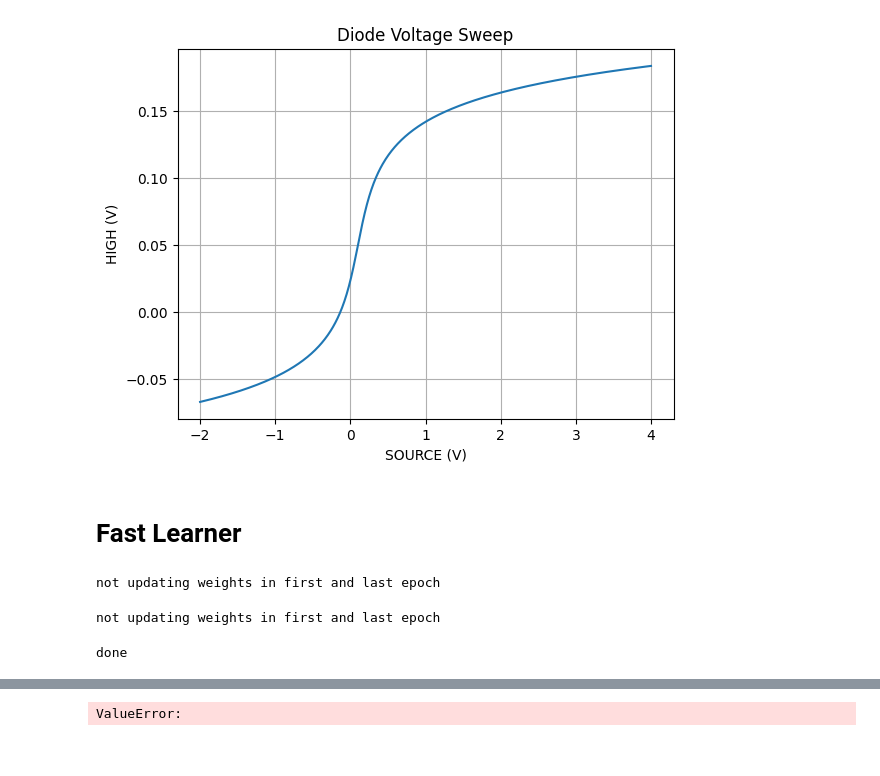
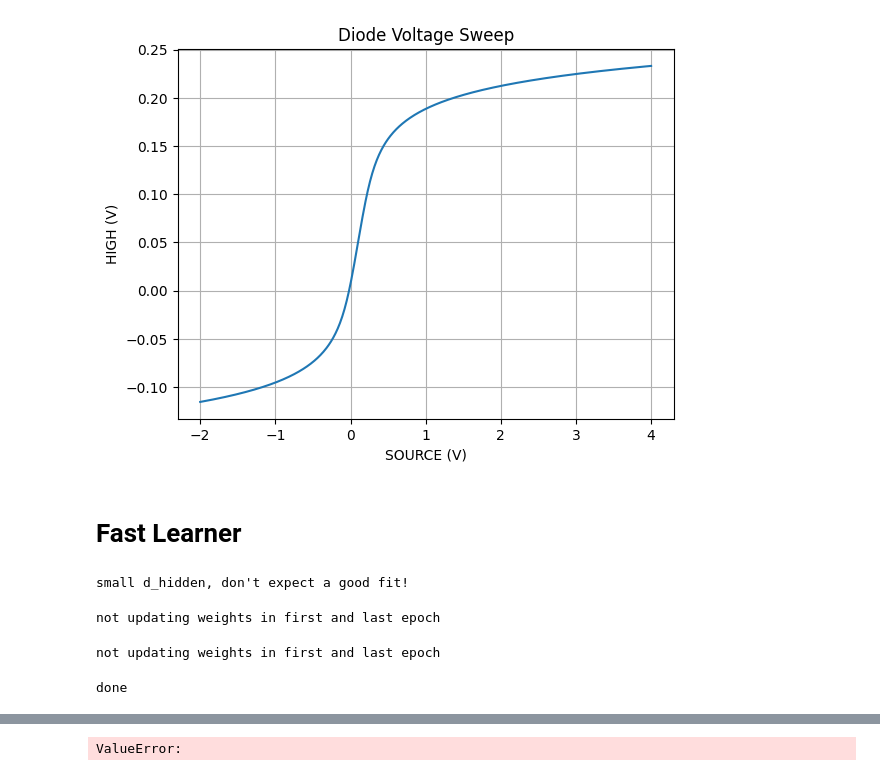
Before and after one commit to Jonas-Metzger/analog-mlp-circuit, a Jupyter notebook: mlp.ipynb, the cells around one changed output, grey strips where cells are left out. Drawn from its saved outputs; the diff is of its cells as text; code cells hidden in the pictures.

```diff
--- a/mlp.ipynb
+++ b/mlp.ipynb
@@ -3,44 +3,51 @@ Sketch of an optimizer module (top left) and a single synapse (bottom right, sim
 
 ![80A75BCF-998C-4F8C-A45E-E843F588619B_1_201_a.jpeg](attachment:80A75BCF-998C-4F8C-A45E-E843F588619B_1_201_a.jpeg)
 # %%
+from PySpice.Spice.Netlist import Circuit, SubCircuit, SubCircuitFactory, DeviceModel
+from PySpice.Unit import u_V, u_mV, u_ps, u_ns, u_us, u_ms, u_Ohm, u_kOhm, u_uF, u_uA, u_pF, u_A, u_s
+import matplotlib.pyplot as plt
+import torch
+from torch import nn
+import os, warnings, tqdm, logging
+import numpy as np
+
 # Create a circuit
 circuit = Circuit('Diode Voltage Sweep')
 
 # Add a diode to the circuit
 circuit.model('D', 'D')
-circuit.V('offset', 'inner', '0', (0.7-0.1)@u_V)
+circuit.V('offset', 'inner', '0', (0.65-0.1)@u_V)
 circuit.D(1,        'inner', 'mid', model='D')
 
-circuit.V('offset2', 'inner2', 'mid', 0.7-0.2@u_V)
+circuit.V('offset2', 'inner2', 'mid', 0.65-0.2@u_V)
 circuit.D(2,        'inner2', '0', model='D')
-
 
         #self.V('dio', 'DIO', '0', 0.65@u_V)
         #self.D('dio', 'DIO', 'OUT', model='diode')
 
         #self.V('dio', 'DIO', 'OUT', 0.0@u_V)
         #self.D('dio', 'DIO', '0', model='diode')
 # Add a voltage source to the circuit
-circuit.R('a',  'a', 'mid', 1000)
-circuit.R('b', 'mid', circuit.gnd, 1000)
+circuit.R('a',  'a', 'mid', 1000@u_Ohm)
+circuit.R('b', 'mid', circuit.gnd, 1000@u_Ohm)
 circuit.V(1, 'a', circuit.gnd, 0@u_V)
 
 # Create a simulator
 simulator = circuit.simulator(temperature=25, nominal_temperature=25, simulator="xyce-parallel")
 
 # Perform a DC sweep
 analysis = simulator.dc(V1=slice(-2, 4, 0.01))
 
 # Plot the results
 plt.figure()
 plt.plot(analysis['a'], np.array(analysis['mid']))
 plt.xlabel('SOURCE (V)')
 plt.ylabel('HIGH (V)')
 plt.title('Diode Voltage Sweep')
 plt.grid()
 plt.show()
 # %% [output]
-[figure, old version]
+[figure, new version]
 # %% [markdown]
 # Fast Learner
 # %%
@@ -54,42 +61,33 @@ import numpy as np
 
 # Synapse: performing a nonlinear analog "multiplication" between weights (MEM) and currents (RIN)
 class Synapse(SubCircuitFactory):
-    def __init__(self, cap, bound_weight=0):
+    def __init__(self, cap, bound_weight=0, lower=-0.3):
         self.NAME = 'synapse'
         self.NODES = ('WWL', 'WBL', 'RIN', 'ROUT')
         super().__init__()
 
         self.S('write_nfet', 'MEM', 'WBL', 'WWL', self.gnd, model='switch')
-        #self.M('write_nfet', 'WBL', 'WWL', 'MEM', self.gnd, model='NMOS')
         self.C('cap', 'MEM', 'ROUT', cap*100, model='capacitor')
-        self.M("read_nfet", 'ROUT', 'MEM', 'RIN', 'RIN', model='NMOS', )
-        #self.R(f'out', f'ROUT', 'ROUT2', 100@u_Ohm)
-        #self.R(f'out', f'ROUT', '0', 100@u_kOhm)
-        #
-        #self.V('dio', 'DIO', 'ROUT', 0.65@u_V)
-        #self.D('dio', 'DIO', 'MEM', model='diode')
-        #self.R(f'in', f'RIN', '0', 20000@u_Ohm)
-
+        self.M("read_nfet", 'ROUT', 'MEM', 'RIN', 'RIN', model='NMOSS', l=5e-6, w=5e-6)
+        #self.X('read_nfet', 'sky130_fd_pr__nfet_01v8', 'ROUT', 'MEM', 'RIN', 'RIN', l=0.15, w=1.0)
+        #self.R(f'out', f'OUT', '0', 20000@u_Ohm)
+        if False:#lower is not None:
+            self.V('diol', 'DIOL', 'ROUT', (0.65+lower)@u_V)
+            self.D('diol', 'DIOL', 'MEM', model='diode')
 
 
 # Amplifier: a (linear) activation function between layers, amplifying voltages forward and currents backward
 class Amplifier(SubCircuitFactory):
-    def __init__(self, v_gain, i_gain, shift, lower=0, upper=0.8):
+    def __init__(self, v_gain, i_gain, shift, lower=None, upper=0.9):
         self.NAME = 'amplifier'
         self.NODES = ('IN', 'OUT')
         super().__init__()
         if (v_gain is not None) and (i_gain is not None):
-            #self.B('vcvs', 'OUT', self.gnd, voltage_expression=f'{{{shift} + {v_gain} * (V(IN) - {shift})}}')
             self.B('vcvs', 'OUT', self.gnd, voltage_expression=f'{{{shift} + {v_gain} * (V(IN)-{shift})}}')
             self.B('cccs', 'INN', self.gnd, current_expression=f'{{{-i_gain} * I(Bvcvs)}}') #{{{-1/gain} * I(Bvcvs)}}
-            #self.V('meas', "IN", "INN", 0)
-            #self.B('meas', "NOT", self.gnd, voltage_expression='I(Vmeas)')
-            #self.R('meas2', "NOT", self.gnd,0)
         else:
             self.R("short", "INN", "OUT", 0.0@u_Ohm) # shorting, should be equivalent to gain=1
-        #self.R('ref', 'IN', self.gnd, 100@u_Ohm)
         self.R("meas", "IN", "INN", 0.001@u_Ohm)
-        #self.R('gnd', 'REF', self.gnd, 10000@u_Ohm)
 
         if lower is not None:
             self.V('diol', 'DIOL', '0', (0.65+lower)@u_V)
@@ -100,14 +98,14 @@ class Amplifier(SubCircuitFactory):
 
 # Optimizer: measures Vg during NUDGED phase, clamps it during FREE phase
 class Optimizer(SubCircuitFactory):
-    def __init__(self, cap, bound_weight_interval=(0.01, 3), factor=1):
+    def __init__(self, cap, factor=1):
         self.NAME = 'optimizer'+str(factor)
         self.NODES = ['WBL', 'FREE', 'NUDGED', 'UPDATE', 'NUDGED_OUTER']
         super().__init__()
 
         self.B('opamp', 'OUT', self.gnd, voltage_expression='{V(WBL)*V(NUDGED_OUTER)/1.95}')
         self.S('store', 'OUT', 'STORE', 'NUDGED', self.gnd, model='switch')
-        self.C('store', 'STORE', self.gnd, cap*factor*100, model='capacitor')
+        self.C('store', 'STORE', self.gnd, cap*factor*1, model='capacitor')
         self.S('read', 'STORE', 'WBL', 'UPDATE', self.gnd, model='switch')
 
 
@@ -123,7 +121,7 @@ class MLP(SubCircuitFactory):
         super().__init__()
         self.model('switch',  'VSWITCH', VON=0.5@u_V, VOFF=0.4@u_V, ROFF=1e11@u_kOhm, RON=0.0001@u_Ohm)
         self.model( # modeled after: https://raw.githubusercontent.com/google/skywater-pdk-libs-sky130_fd_pr/f62031a1be9aefe902d6d54cddd6f59b57627436/cells/nfet_01v8/sky130_fd_pr__nfet_01v8.pm3.spice
-            'NMOS', 'NMOS', LEVEL=54, VTO=0.7, L=0.15, W=10, TOX=4.148e-9, XJ=1.5e-7, NDEP=1.7e17,
+            'NMOSS', 'NMOS', LEVEL=54, VTO=0.7, L=0.15, W=10, TOX=4.148e-9, XJ=1.5e-7, NDEP=1.7e17,
             NSUB=1.0e20, RSH=0.1, U0=0.030197, VSAT=176320, K1=0.90707349, K2=-0.12949, K3=2.0, DVT0=0.0,
             DVT1=0.53, DVT2=-0.032, ETA0=0.00069413878, NFACTOR=2.015, VOFF=-0.20753, RDSW=65.968, PRWG=0.021507,
             PRWB=0.0, WINT=2.1859e-8, LINT=1.1932e-8, CGSO=2.54e-10, CGDO=2.54e-10, CGBO=1.0e-13, KETA=0.0, A0=1.5,
@@ -136,7 +134,7 @@ class MLP(SubCircuitFactory):
         self.subcircuit(Synapse(cap=cap))
         self.subcircuit(Amplifier(v_gain, i_gain, shift))
         self.subcircuit(Optimizer(cap=cap, factor=1))
-        self.subcircuit(Optimizer(cap=cap, factor=10))
+        self.subcircuit(Optimizer(cap=cap, factor=100))
 
         d_in, d_hidden, d_out = dims
 
@@ -148,7 +146,7 @@ class MLP(SubCircuitFactory):
             for j in range(d_out):
                 self.X(f'weight_J{j}_H{h}', 'synapse', f'WWL_J{j}', f'WBL_OUT_H{h}', f'OUT_H{h}', f'Y_{j}')
             for _ in ("IN", "OUT"):
-                self.X(f'optim_{_}_H{h}',  'optimizer10' if _=="IN" else 'optimizer1',  f'WBL_{_}_H{h}',  'FREE', 'NUDGED', 'UPDATE', 'NUDGED_OUTER')
+                self.X(f'optim_{_}_H{h}',  'optimizer100' if _=="IN" else 'optimizer1',  f'WBL_{_}_H{h}',  'FREE', 'NUDGED', 'UPDATE', 'NUDGED_OUTER')
                 self.S(f'set_{_}_H{h}', f'SET_{_}_H{h}',  f'WBL_{_}_H{h}', 'SET', self.gnd, model='switch') # connects bit line to weight setting voltage
                 self.S(f'GND_{_}_H{h}', f'{_}_H{h}', self.gnd, 'SET', self.gnd, model='switch') # ensures read line is grounded during weight set
 
@@ -226,7 +224,7 @@ class MLP(SubCircuitFactory):
             self.PieceWiseLinearVoltageSource(f'target_{d}', f'target_{d}', '0', values=zip(times_outer, yvalues[d]))
 
         self.B("LOSS", "LOSS", self.gnd, voltage_expression=f"{{(V(target_0)-V(Y_0)+V(Y_1))*(V(target_0)-V(Y_0)+V(Y_1))}}") # a -
-        #self.B("NUDGE", "Y_0_NUDGED", "Y_1_NUDGED", voltage_expression=f"{{V(Y_0_FREE)-V(Y_1_FREE) + {beta} * (V(target_0)-V(Y_0_FREE)+V(Y_1_FREE))}}")
+        #self.B("NUDGE", "Y_0_NUDGED", "Y_1_NUDGED", voltage_expression=f"{{V(Y_0_FREE)-V(Y_1_FREE) + {beta*0 + 0.01} * (V(target_0)-V(Y_0_FREE)+V(Y_1_FREE))}}")
         self.B("NUDGE", "Y_0_NUDGED", "Y_1_NUDGED", current_expression=f"{{-{beta} * (V(target_0)-V(Y_0_FREE)+V(Y_1_FREE)) * V(NUDGED_OUTER)}}")
 
         for j in range(max(d_in, d_out)):
@@ -244,7 +242,7 @@ n = 100
 X = torch.rand(n, 3)
 X[:,1:2] = 1-X[:,0:1]
 X[:,2:3] = 1
-Y = (X[:,0:1]*10).sin()*0.2 + 0.2
+Y = (X[:,0:1]*10).sin()*0.1 + 0.2
 #X *= 0.5
 #X += 0.5
 X *= 2
@@ -252,15 +250,15 @@ X *= 2
 
 #X += 0.5
 # initialize network parameters
-dims = [X.shape[1], 256, Y.shape[1]*2] # input, hidden, output (both X and Y are 1d, but computed as difference between two positive outputs)
+dims = [X.shape[1], 16, Y.shape[1]*2] # input, hidden, output (both X and Y are 1d, but computed as difference between two positive outputs)
 if dims[1] < 128: print("small d_hidden, don't expect a good fit!")
-weights = [torch.rand(d_in, d_out)*2 for l, (d_in, d_out) in enumerate(zip(dims[:-1], dims[1:]))]
+weights = [torch.rand(d_in, d_out)*0.4+0.1 for l, (d_in, d_out) in enumerate(zip(dims[:-1], dims[1:]))]
 
 initial_weights = [_.clone() for _ in weights]
 # initialize training hyperparameters
-epochs = 10
-beta = 0.00005#10.10005
-v_gain = 4#2#2#0.1 #0.6# from 1 <<<<,
+epochs = 16
+beta = 0.00001/5#10.10005
+v_gain = 2#2#2#0.1 #0.6# from 1 <<<<,
 i_gain = 1/v_gain if v_gain is not None else None#5
 shift = 0
 slowdown_factor = 4000
@@ -286,8 +284,9 @@ for epoch in (bar := tqdm.tqdm(range(epochs))):
     # run transient simulation of current epoch
     bar.set_description(f"--- preparing epoch {epoch}")
     circuit = Circuit('Crossbar Circuit')
+    #circuit.lib(f'/root/miniforge3/share/pdk/sky130A/libs.tech/ngspice/sky130.lib.spice', 'tt')
     circuit.subcircuit(mlp := MLP(
-        dims, weights, X, Y, cols_to_update, beta, v_gain, i_gain, shift,
+        dims, weights, X, Y, cols_to_update, beta*(epoch+1)/2, v_gain, i_gain, shift,
         write_start=slowdown_factor*10@u_ns, write_width=slowdown_factor*100@u_ns, write_pause=slowdown_factor*100@u_ns, write_change=slowdown_factor*10@u_ns,
         bitline_offset=slowdown_factor*40@u_ns, read_width=slowdown_factor*100@u_ns, read_pause=slowdown_factor*200@u_ns, read_change=slowdown_factor*10@u_ns
     ))
@@ -310,9 +309,10 @@ for epoch in (bar := tqdm.tqdm(range(epochs))):
 print('done')
 # idea: maximize backprop strengh by preventing sideways flows somehow (negative Vds), e.g. via diodes
 # %% [output]
-not updating weights in first and last epoch
+small d_hidden, don't expect a good fit!
 not updating weights in first and last epoch
-done
+not updating weights in first and last epoch
+done
 # %%
 i = 2
 I = (analysis[f"XMLP:IN_H{i}"]-analysis[f"XMLP:XACT_H{i}:INN"])/0.001 * 1e5
```
Also changed, not shown: parts of 4 cells of this notebook, 6 other files.
